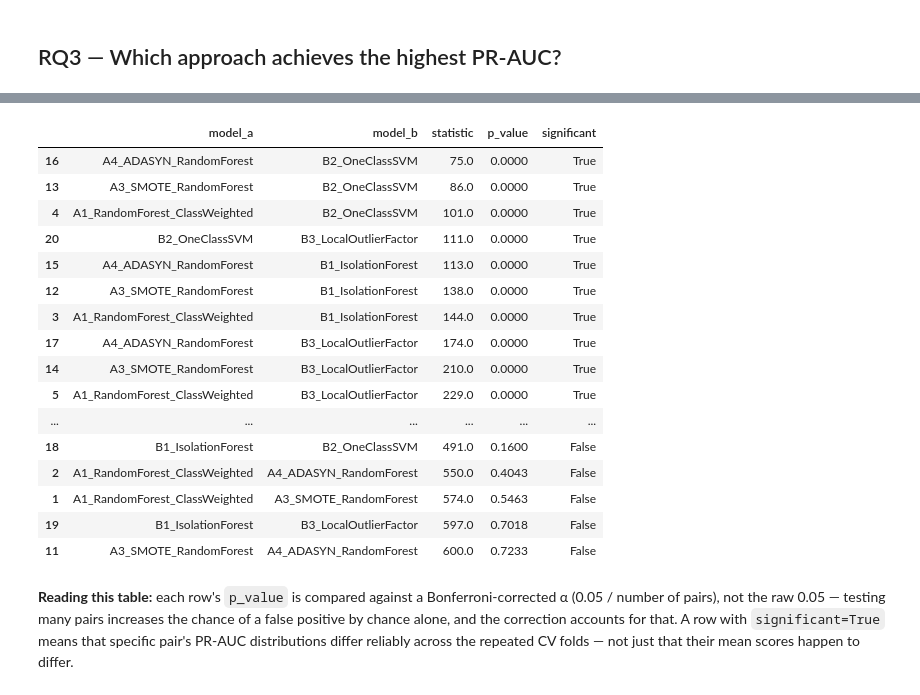
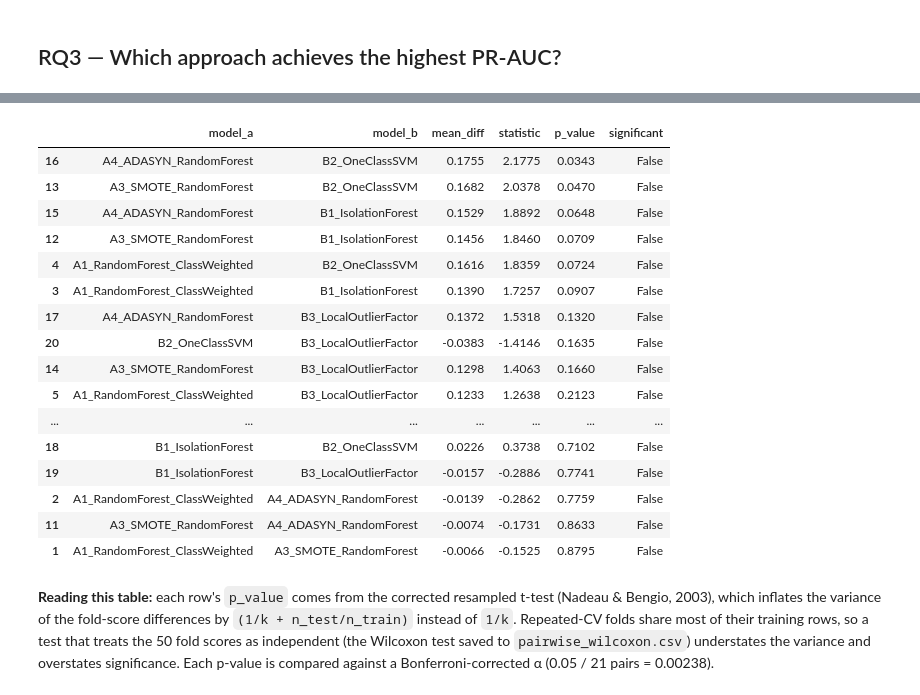
Before and after one commit to kbserrano/graduate-risk-analytics, a Jupyter notebook: notebooks/05_evaluation.ipynb, the cells around one changed output, grey strips where cells are left out. Saved outputs shown, nothing was run; the diff lists cells and outputs as text; code cells hidden in the pictures.

```diff
--- a/notebooks/05_evaluation.ipynb
+++ b/notebooks/05_evaluation.ipynb
@@ -22,6 +22,20 @@ import pickle
 import pandas as pd
 import matplotlib.pyplot as plt
 from IPython.display import display
+from sklearn.model_selection import train_test_split
 
-from src.evaluation import friedman_test, pairwise_wilcoxon
+from src.evaluation import (
+    friedman_test, pairwise_wilcoxon, pairwise_corrected_ttest,
+    cv_split_sizes, N_SPLITS
+)
 from src.reporting import TABLES_DIR, save_figure, save_table, save_json
+
+# CV in 03/04 runs on the 80% training split, so the corrected tests
+# need that split's per-fold train/test sizes.
+TEST_SIZE = 0.2
+RANDOM_STATE = 42
+df = pd.read_csv(PROJECT_ROOT / "data" / "processed" / "tracer_study_processed.csv")
+train_df, _ = train_test_split(df, test_size=TEST_SIZE, random_state=RANDOM_STATE,
+                               stratify=df["employment_status"])
+N_TRAIN, N_TEST = cv_split_sizes(len(train_df), N_SPLITS)
+print(f"CV on {len(train_df)} rows: n_train={N_TRAIN:.0f}, n_test={N_TEST:.0f} per fold")
@@ -85,33 +107,41 @@ Friedman test (all models):
 # %%
+# Primary: Nadeau-Bengio corrected resampled t-test.
+corrected_results = pairwise_corrected_ttest(
+    all_scores, N_TRAIN, N_TEST, alpha=0.05, correction="bonferroni"
+)
+display(corrected_results.round(4))
+save_table(corrected_results, "pairwise_corrected_ttest", index=False)
+
+# Sensitivity check only — treats folds as independent, so optimistic.
 wilcoxon_results = pairwise_wilcoxon(all_scores, alpha=0.05, correction="bonferroni")
-display(wilcoxon_results.round(4))
 save_table(wilcoxon_results, "pairwise_wilcoxon", index=False);
 # %% [output]
-|  | model_a | model_b | statistic | p_value | significant |
-| 16 | A4_ADASYN_RandomForest | B2_OneClassSVM | 75.0 | 0.0000 | True |
-| 13 | A3_SMOTE_RandomForest | B2_OneClassSVM | 86.0 | 0.0000 | True |
-| 4 | A1_RandomForest_ClassWeighted | B2_OneClassSVM | 101.0 | 0.0000 | True |
-| 20 | B2_OneClassSVM | B3_LocalOutlierFactor | 111.0 | 0.0000 | True |
-| 15 | A4_ADASYN_RandomForest | B1_IsolationForest | 113.0 | 0.0000 | True |
-| 12 | A3_SMOTE_RandomForest | B1_IsolationForest | 138.0 | 0.0000 | True |
-| 3 | A1_RandomForest_ClassWeighted | B1_IsolationForest | 144.0 | 0.0000 | True |
-| 17 | A4_ADASYN_RandomForest | B3_LocalOutlierFactor | 174.0 | 0.0000 | True |
-| 14 | A3_SMOTE_RandomForest | B3_LocalOutlierFactor | 210.0 | 0.0000 | True |
-| 5 | A1_RandomForest_ClassWeighted | B3_LocalOutlierFactor | 229.0 | 0.0000 | True |
-| ... | ... | ... | ... | ... | ... |
-| 18 | B1_IsolationForest | B2_OneClassSVM | 491.0 | 0.1600 | False |
-| 2 | A1_RandomForest_ClassWeighted | A4_ADASYN_RandomForest | 550.0 | 0.4043 | False |
-| 1 | A1_RandomForest_ClassWeighted | A3_SMOTE_RandomForest | 574.0 | 0.5463 | False |
-| 19 | B1_IsolationForest | B3_LocalOutlierFactor | 597.0 | 0.7018 | False |
-| 11 | A3_SMOTE_RandomForest | A4_ADASYN_RandomForest | 600.0 | 0.7233 | False |
+|  | model_a | model_b | mean_diff | statistic | p_value | significant |
+| 16 | A4_ADASYN_RandomForest | B2_OneClassSVM | 0.1755 | 2.1775 | 0.0343 | False |
+| 13 | A3_SMOTE_RandomForest | B2_OneClassSVM | 0.1682 | 2.0378 | 0.0470 | False |
+| 15 | A4_ADASYN_RandomForest | B1_IsolationForest | 0.1529 | 1.8892 | 0.0648 | False |
+| 12 | A3_SMOTE_RandomForest | B1_IsolationForest | 0.1456 | 1.8460 | 0.0709 | False |
+| 4 | A1_RandomForest_ClassWeighted | B2_OneClassSVM | 0.1616 | 1.8359 | 0.0724 | False |
+| 3 | A1_RandomForest_ClassWeighted | B1_IsolationForest | 0.1390 | 1.7257 | 0.0907 | False |
+| 17 | A4_ADASYN_RandomForest | B3_LocalOutlierFactor | 0.1372 | 1.5318 | 0.1320 | False |
+| 20 | B2_OneClassSVM | B3_LocalOutlierFactor | -0.0383 | -1.4146 | 0.1635 | False |
+| 14 | A3_SMOTE_RandomForest | B3_LocalOutlierFactor | 0.1298 | 1.4063 | 0.1660 | False |
+| 5 | A1_RandomForest_ClassWeighted | B3_LocalOutlierFactor | 0.1233 | 1.2638 | 0.2123 | False |
+| ... | ... | ... | ... | ... | ... | ... |
+| 18 | B1_IsolationForest | B2_OneClassSVM | 0.0226 | 0.3738 | 0.7102 | False |
+| 19 | B1_IsolationForest | B3_LocalOutlierFactor | -0.0157 | -0.2886 | 0.7741 | False |
+| 2 | A1_RandomForest_ClassWeighted | A4_ADASYN_RandomForest | -0.0139 | -0.2862 | 0.7759 | False |
+| 11 | A3_SMOTE_RandomForest | A4_ADASYN_RandomForest | -0.0074 | -0.1731 | 0.8633 | False |
+| 1 | A1_RandomForest_ClassWeighted | A3_SMOTE_RandomForest | -0.0066 | -0.1525 | 0.8795 | False |
 # %% [markdown]
-**Reading this table:** each row's `p_value` is compared against a
-Bonferroni-corrected α (0.05 / number of pairs), not the raw 0.05 —
-testing many pairs increases the chance of a false positive by
-chance alone, and the correction accounts for that. A row with
-`significant=True` means that specific pair's PR-AUC distributions
-differ reliably across the repeated CV folds — not just that their
-mean scores happen to differ.
+**Reading this table:** each row's `p_value` comes from the corrected
+resampled t-test (Nadeau & Bengio, 2003), which inflates the variance
+of the fold-score differences by `(1/k + n_test/n_train)` instead of
+`1/k`. Repeated-CV folds share most of their training rows, so a test
+that treats the 50 fold scores as independent (the Wilcoxon test
+saved to `pairwise_wilcoxon.csv`) understates the variance and
+overstates significance. Each p-value is compared against a
+Bonferroni-corrected α (0.05 / 21 pairs = 0.00238).
 # %%
 FAMILY_A = set(family_a_summary.index)
 FAMILY_B = set(family_b_summary.index)
```
Also changed, not shown: parts of 8 cells of this notebook, 15 other files.
